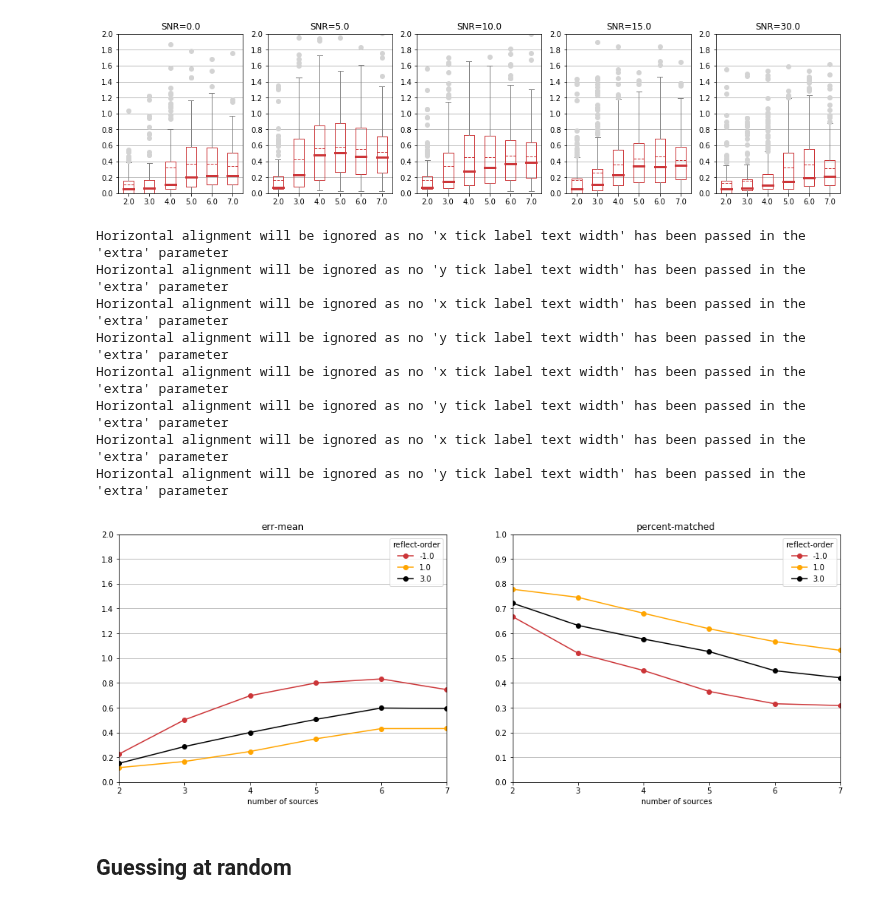
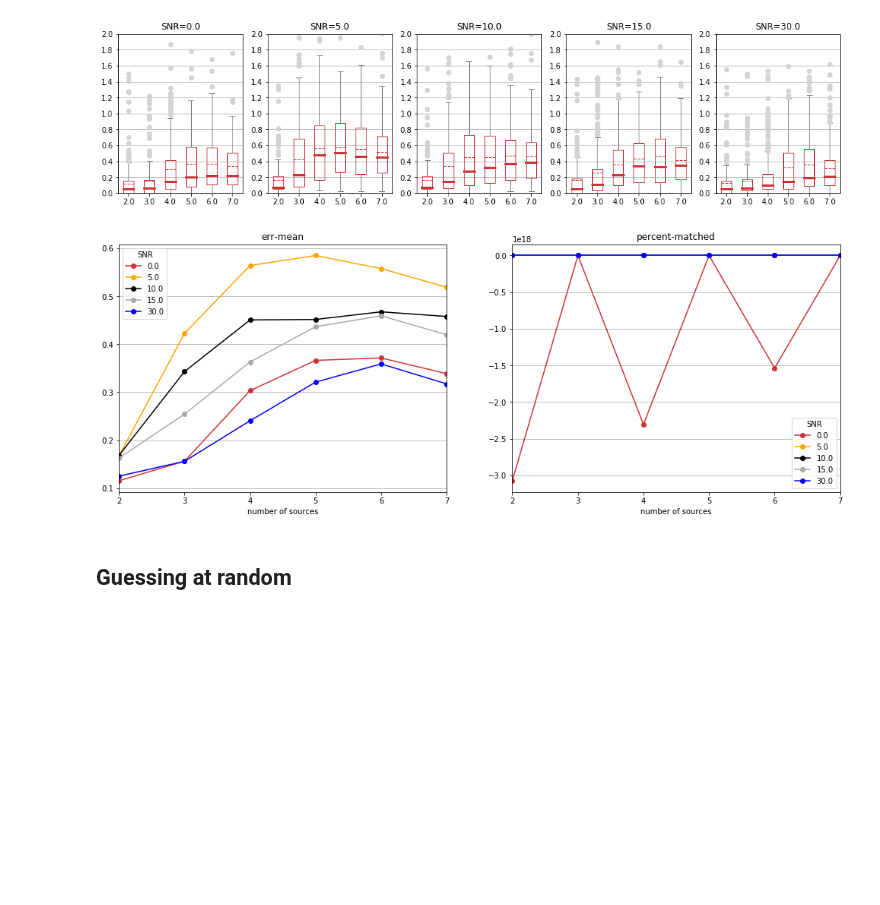
Before and after one commit to jannismain/fau-lnt-source-tracking-code, a Jupyter notebook: python/analysis-mean-err.ipynb, the cells around one changed output. Cells and saved outputs as stored; diff of their text form; code cells hidden in the pictures; blank space fills up the shorter version.

```diff
--- a/python/analysis-mean-err.ipynb
+++ b/python/analysis-mean-err.ipynb
@@ -501,7 +501,7 @@ T60
 0.9        0.18  0.31  0.47  0.46  0.49  0.51
 # %%
 # Print Boxplots
-ax, i = init_grid((1,4),(17,6))
+ax, i = init_grid((1,len(dfp.index.values)),(17,6))
 for val in dfp.index.values:
     dftt = dft[dft[var]==val]
     try:
@@ -519,7 +519,7 @@ ax, i = init_grid((1,1),(6,6))
 cols = ['err-mean']#, 'percent-matched']
 axis_param = [[0.2, 0, 0, 1.01],[0.1, 0, 0,1.01]]
 for col in cols:
-    a = df.pivot_table(col, index=['n-sources'], columns=[var], aggfunc='mean').plot(**DEFAULT_LINE_PLOT_ARGS, grid=True, ax=ax[i], title=col)
+    a = dft.pivot_table(col, index=['n-sources'], columns=[var], aggfunc='mean').plot(**DEFAULT_LINE_PLOT_ARGS, grid=True, ax=ax[i], title=col)
 #     a.set_ylim([0,1])
     style_line_plot("number of sources", "", grid='x', ax=ax[i])
     adjust_y_axis(*axis_param[i], a)
@@ -607,7 +609,7 @@ desc = "md"
 cols = ['err-mean', 'percent-matched']
 axis_param = [[0.1, 0, 0, 1.01],[0.1, 0, 0,1.01]]
 for col in cols:
-    a = df.pivot_table(col, index=['n-sources'], columns=desc, aggfunc='mean').plot(**DEFAULT_LINE_PLOT_ARGS, grid=True, ax=ax[i], title=col)
+    a = dft.pivot_table(col, index=['n-sources'], columns=desc, aggfunc='mean').plot(**DEFAULT_LINE_PLOT_ARGS, grid=True, ax=ax[i], title=col)
     a.set_ylim([0,1])
     style_line_plot("number of sources", "", grid='x', ax=ax[i])
     adjust_y_axis(*axis_param[i], a)
@@ -692,18 +680,12 @@ for ro in [1., 3., -1.]:
 # %% [output]
 [figure]
 # %%
-spgrid = (1,2)
-plt.subplots(spgrid[0],spgrid[1], figsize=(17,6))
-ax = list()
-for i in range(1,spgrid[0]*spgrid[1]+1):
-    ax.append(plt.subplot(spgrid[0],spgrid[1],i))
-
-i=0
+ax, i = init_grid((1,2),(17,6))
 desc = "reflect-order"
 cols = ['err-mean', 'percent-matched']
 axis_param = [[0.2, 0, 0, 2.01],[0.1, 0, 0,1.01]]
 for col in cols:
-    a = df.pivot_table(col, index=['n-sources'], columns=['reflect-order'], aggfunc='mean').plot(**DEFAULT_LINE_PLOT_ARGS, grid=True, ax=ax[i], title=col)
+    a = dft.pivot_table(col, index=['n-sources'], columns=['reflect-order'], aggfunc='mean').plot(**DEFAULT_LINE_PLOT_ARGS, grid=True, ax=ax[i], title=col)
 #     a.set_ylim([0,1])
     style_line_plot("number of sources", "", grid='x', ax=ax[i])
     adjust_y_axis(*axis_param[i], a)
@@ -793,37 +761,22 @@ for val in dfp.index.values:
 # %% [output]
 [figure]
 # %%
-spgrid = (1,2)
-plt.subplots(spgrid[0],spgrid[1], figsize=(17,6))
-ax = list()
-for i in range(1,spgrid[0]*spgrid[1]+1):
-    ax.append(plt.subplot(spgrid[0],spgrid[1],i))
-
-i=0
-desc = "reflect-order"
+ax, i = init_grid((1,2),(17,6))
 cols = ['err-mean', 'percent-matched']
 axis_param = [[0.2, 0, 0, 2.01],[0.1, 0, 0,1.01]]
 for col in cols:
-    a = df.pivot_table(col, index=['n-sources'], columns=['reflect-order'], aggfunc='mean').plot(**DEFAULT_LINE_PLOT_ARGS, grid=True, ax=ax[i], title=col)
+    a = dft.pivot_table(col, index=['n-sources'], columns=[var], aggfunc='mean').plot(**DEFAULT_LINE_PLOT_ARGS, grid=True, ax=ax[i], title=col)
 #     a.set_ylim([0,1])
     style_line_plot("number of sources", "", grid='x', ax=ax[i])
-    adjust_y_axis(*axis_param[i], a)
+#     adjust_y_axis(*axis_param[i], a)
     i+=1
     if EXPORT_LATEX:
         tikz_save("".join([PATH_LATEX_PLOTS, 'plot_{}_{}.tex'.format(desc, col)]),
         figureheight = '\\figureheight',
         figurewidth = '\\figurewidth'
         )
 # %% [output]
-Horizontal alignment will be ignored as no 'x tick label text width' has been passed in the 'extra' parameter
-Horizontal alignment will be ignored as no 'y tick label text width' has been passed in the 'extra' parameter
-Horizontal alignment will be ignored as no 'x tick label text width' has been passed in the 'extra' parameter
-Horizontal alignment will be ignored as no 'y tick label text width' has been passed in the 'extra' parameter
-Horizontal alignment will be ignored as no 'x tick label text width' has been passed in the 'extra' parameter
-Horizontal alignment will be ignored as no 'y tick label text width' has been passed in the 'extra' parameter
-Horizontal alignment will be ignored as no 'x tick label text width' has been passed in the 'extra' parameter
-Horizontal alignment will be ignored as no 'y tick label text width' has been passed in the 'extra' parameter
-[figure, old version]
+[figure, new version]
 # %% [markdown]
 ## Guessing at random
 # %%
```
Also changed, not shown: parts of 23 cells of this notebook, 1 other file.
